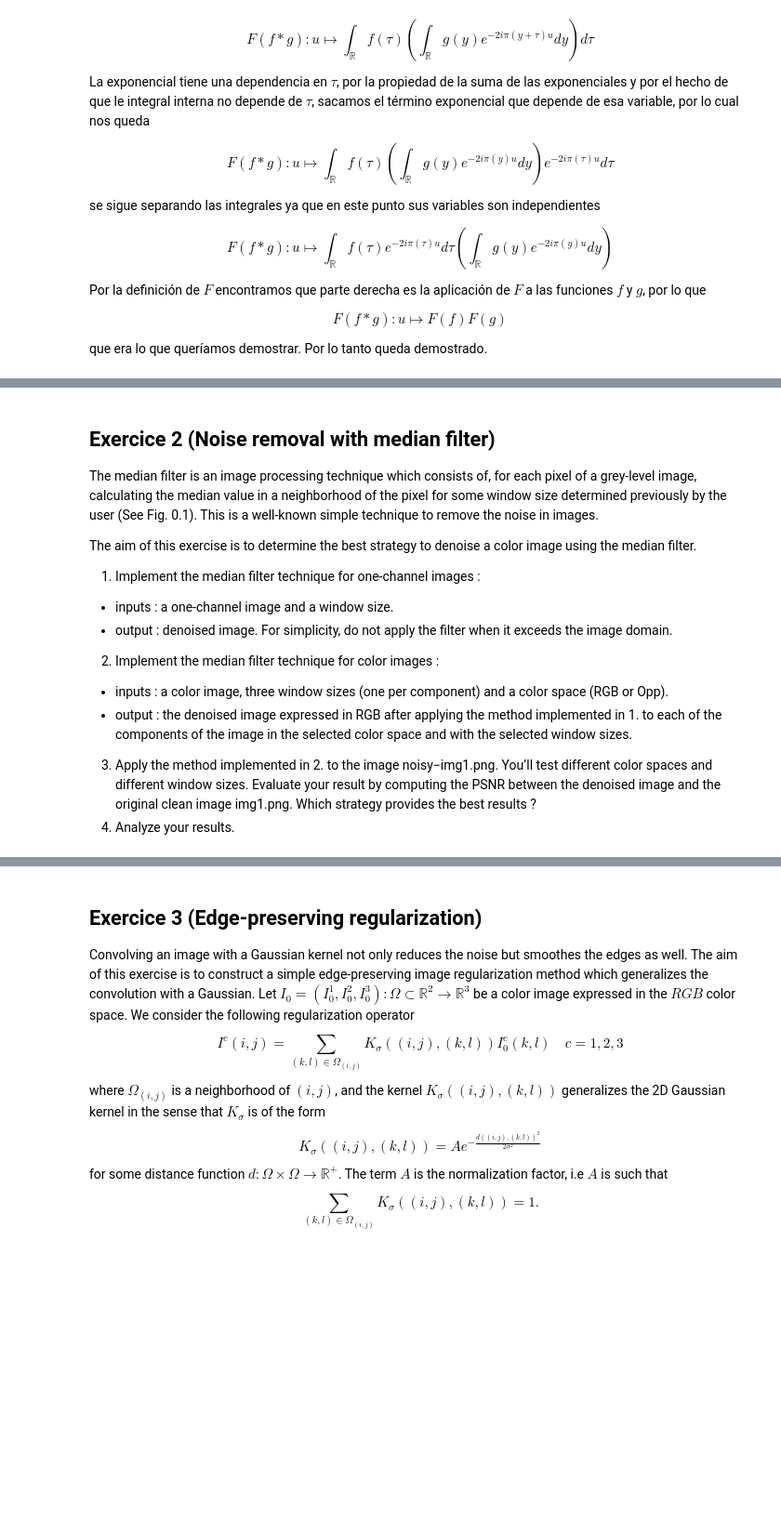
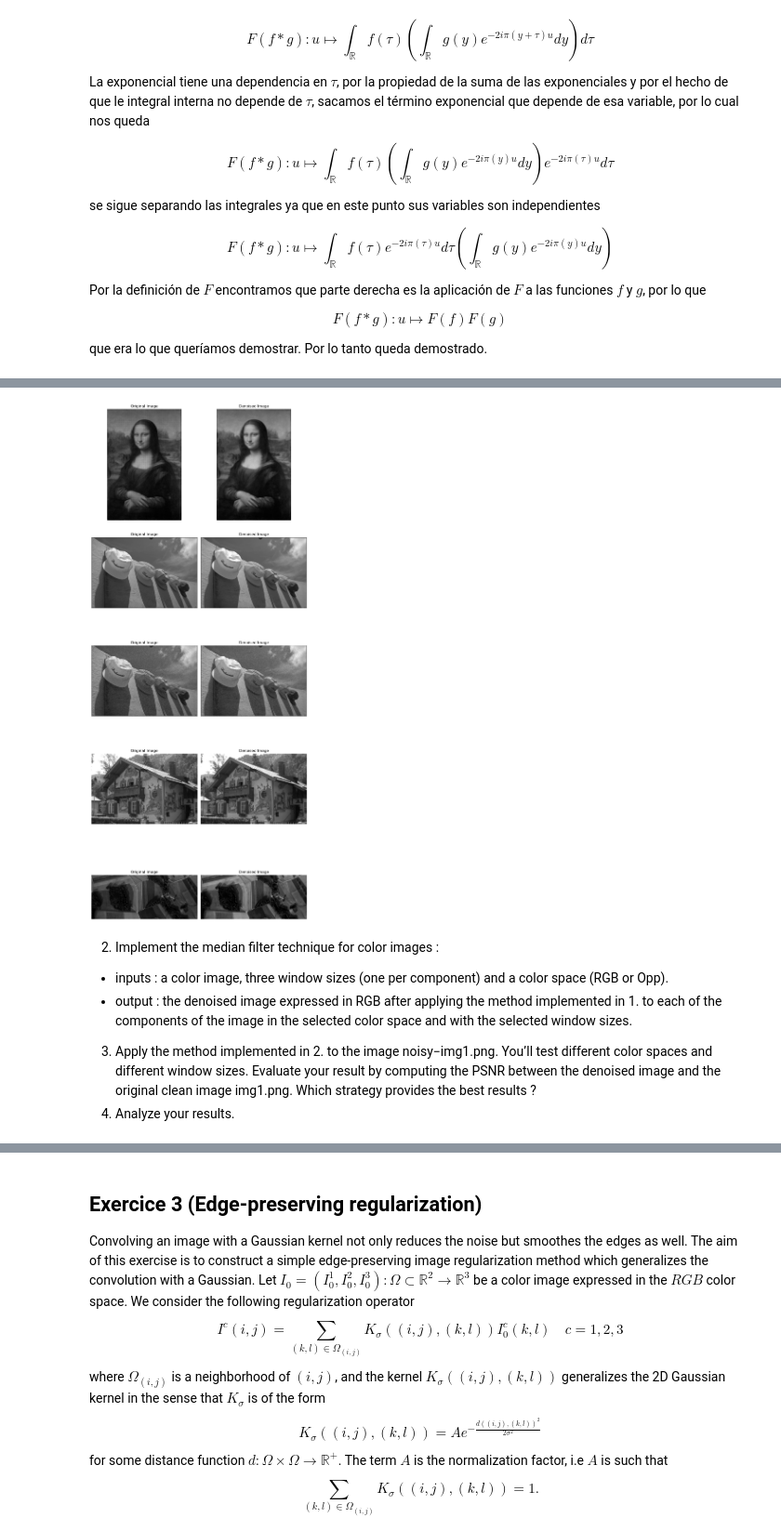
Before and after one commit to GuillermoSego/ComputerVision, a Jupyter notebook: Tarea 4/Tarea4.ipynb, the cells around one changed output, grey strips where cells are left out. Shown at 93% size. Saved outputs shown, nothing was run; the diff lists cells and outputs as text; code cells hidden in the pictures; blank space fills up the shorter version.

```diff
--- a/Tarea 4/Tarea4.ipynb
+++ b/Tarea 4/Tarea4.ipynb
@@ -92,13 +126,39 @@ que era lo que queríamos demostrar. Por lo tanto queda demostrado.
+# %%
+def apply_median_filter(image, window_size):
+    # Aplica el filtro mediano usando scipy
+    denoised_image = median_filter(image, size=window_size)
+    return denoised_image
+
+# Path a las imágenes
+images = glob.glob('/home/guillermosegura/Desktop/Segundo Semestre/ComputerVision/Tarea 4/*.png')
+
+# Inicializamos la figura para graficar
+plt.figure(figsize=(10, len(images) * 5))
+
+for i, img_path in enumerate(images):
+    # Lee la imagen en escala de grises
+    img = cv2.imread(img_path, cv2.IMREAD_GRAYSCALE)
+
+    # Aplica el filtro mediano
+    filtered_img = apply_median_filter(img, window_size=3)
+
+    # Muestra la imagen original
+    plt.subplot(len(images), 2, 2*i + 1)
+    plt.imshow(img, cmap='gray')
+    plt.title("Imagen original")
+    plt.axis('off')
+
+    # Muestra la imagen procesada
+    plt.subplot(len(images), 2, 2*i + 2)
+    plt.imshow(filtered_img, cmap='gray')
+    plt.title("Imagen sin ruido")
+    plt.axis('off')
+
+plt.tight_layout()
+plt.show()
+# %% [output]
+[figure, added]
 # %% [markdown]
-## Exercice 2 (Noise removal with median filter)
-The median filter is an image processing technique which consists of, for each pixel of a grey-level image, calculating the median value in a neighborhood of the pixel for some window size determined previously by the user (See Fig. 0.1). This is a well-known simple technique to remove the noise in images.
-
-The aim of this exercise is to determine the best strategy to denoise a color image using
-the median filter.
-1. Implement the median filter technique for one-channel images :
-- inputs : a one-channel image and a window size.
-- output : denoised image.
-For simplicity, do not apply the filter when it exceeds the image domain.
 2. Implement the median filter technique for color images :
 - inputs : a color image, three window sizes (one per component) and a color space (RGB or
 Opp).
```
Also changed, not shown: parts of 3 cells of this notebook.
